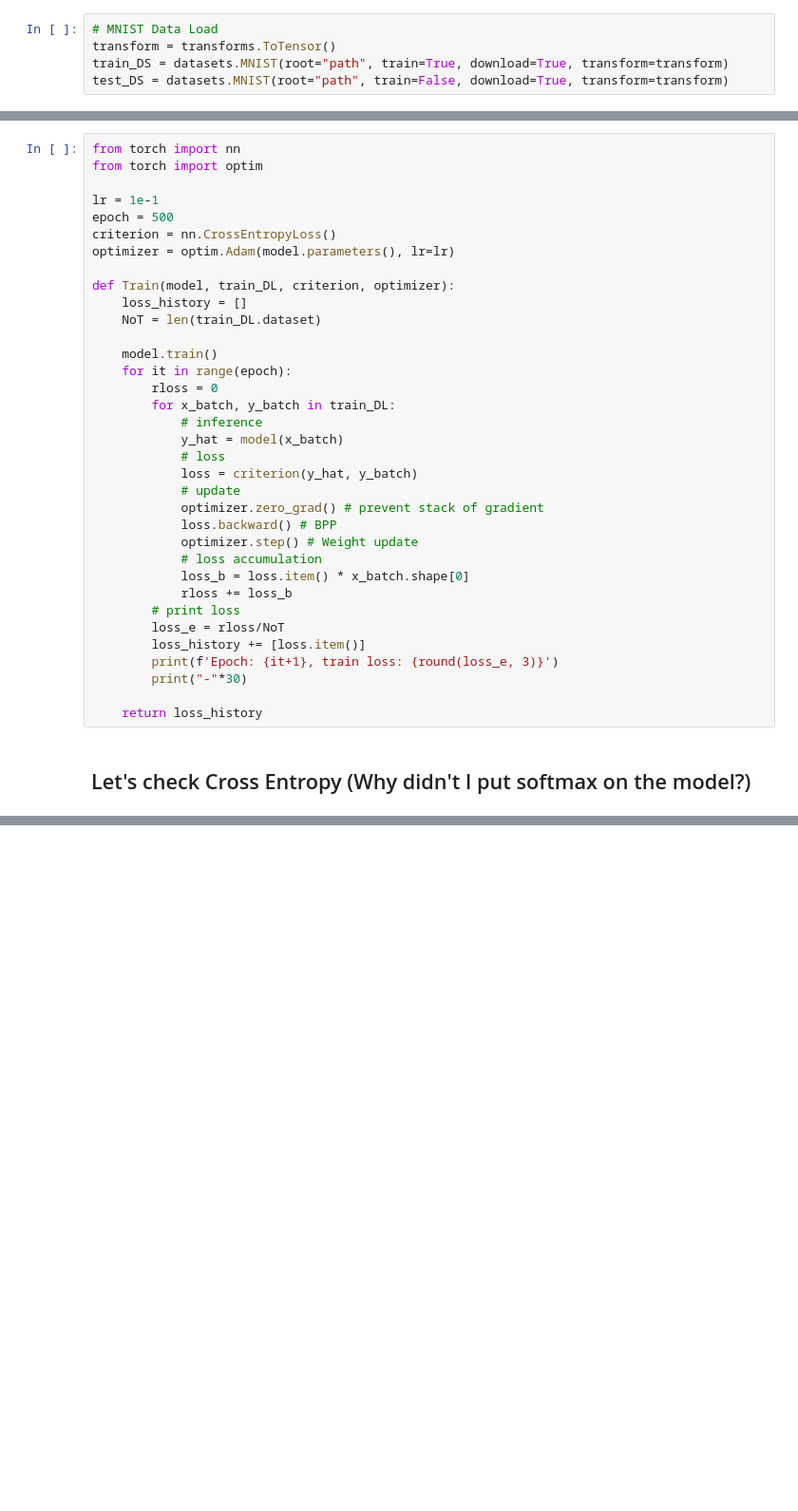
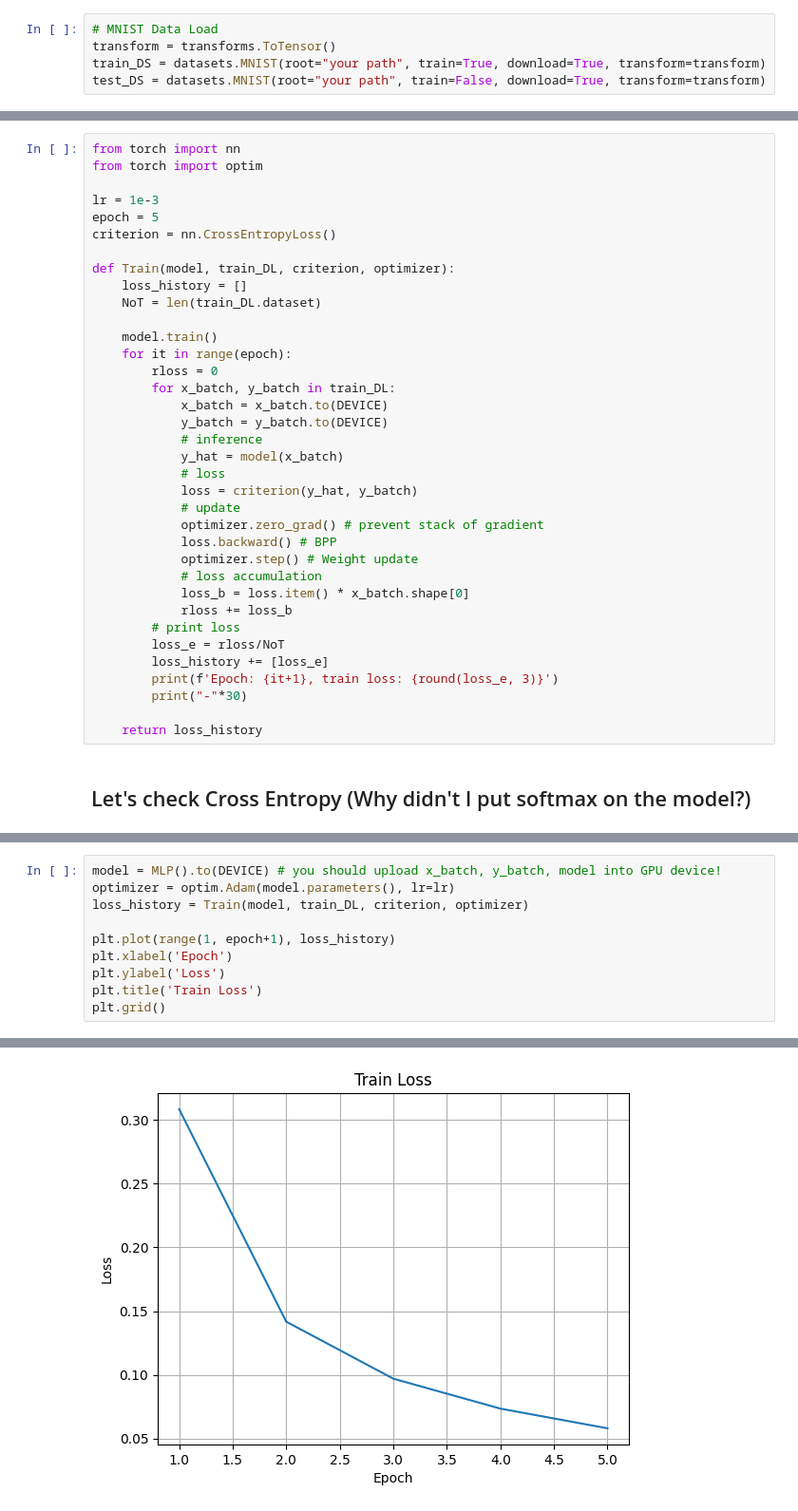
Before and after one commit to hoya9802/Pytorch, a Jupyter notebook: Multiclass_Classification.ipynb, the cells around one changed output, grey strips where cells are left out. Shown: that part at 95% size. Saved outputs shown, nothing was run; the diff lists cells and outputs as text; blank space fills up the shorter version.

```diff
--- a/Multiclass_Classification.ipynb
+++ b/Multiclass_Classification.ipynb
@@ -17,8 +17,8 @@ mps:0
 # %%
 # MNIST Data Load
 transform = transforms.ToTensor()
-train_DS = datasets.MNIST(root="path", train=True, download=True, transform=transform)
-test_DS = datasets.MNIST(root="path", train=False, download=True, transform=transform)
+train_DS = datasets.MNIST(root="your path", train=True, download=True, transform=transform)
+test_DS = datasets.MNIST(root="your path", train=False, download=True, transform=transform)
 # %%
 print(train_DS)
 print(test_DS)
@@ -188,10 +190,9 @@ torch.Size([32, 10])
 from torch import nn
 from torch import optim
 
-lr = 1e-1
-epoch = 500
+lr = 1e-3
+epoch = 5
 criterion = nn.CrossEntropyLoss()
-optimizer = optim.Adam(model.parameters(), lr=lr)
 
 def Train(model, train_DL, criterion, optimizer):
     loss_history = []
@@ -201,6 +202,8 @@ def Train(model, train_DL, criterion, optimizer):
     for it in range(epoch):
         rloss = 0
         for x_batch, y_batch in train_DL:
+            x_batch = x_batch.to(DEVICE)
+            y_batch = y_batch.to(DEVICE)
             # inference
             y_hat = model(x_batch)
             # loss
@@ -214,7 +217,7 @@ def Train(model, train_DL, criterion, optimizer):
             rloss += loss_b
         # print loss
         loss_e = rloss/NoT
-        loss_history += [loss.item()]
+        loss_history += [loss_e]
         print(f'Epoch: {it+1}, train loss: {round(loss_e, 3)}')
         print("-"*30)
 
@@ -262,0 +266,11 @@ tensor(1.2777)
+# %%
+model = MLP().to(DEVICE) # you should upload x_batch, y_batch, model into GPU device!
+optimizer = optim.Adam(model.parameters(), lr=lr)
+loss_history = Train(model, train_DL, criterion, optimizer)
+
+plt.plot(range(1, epoch+1), loss_history)
+plt.xlabel('Epoch')
+plt.ylabel('Loss')
+plt.title('Train Loss')
+plt.grid()
+# %% [output]
@@ -262,0 +287 @@ tensor(1.2777)
+[figure, added]
```
Also changed, not shown: parts of 16 cells of this notebook, 14 other files.
